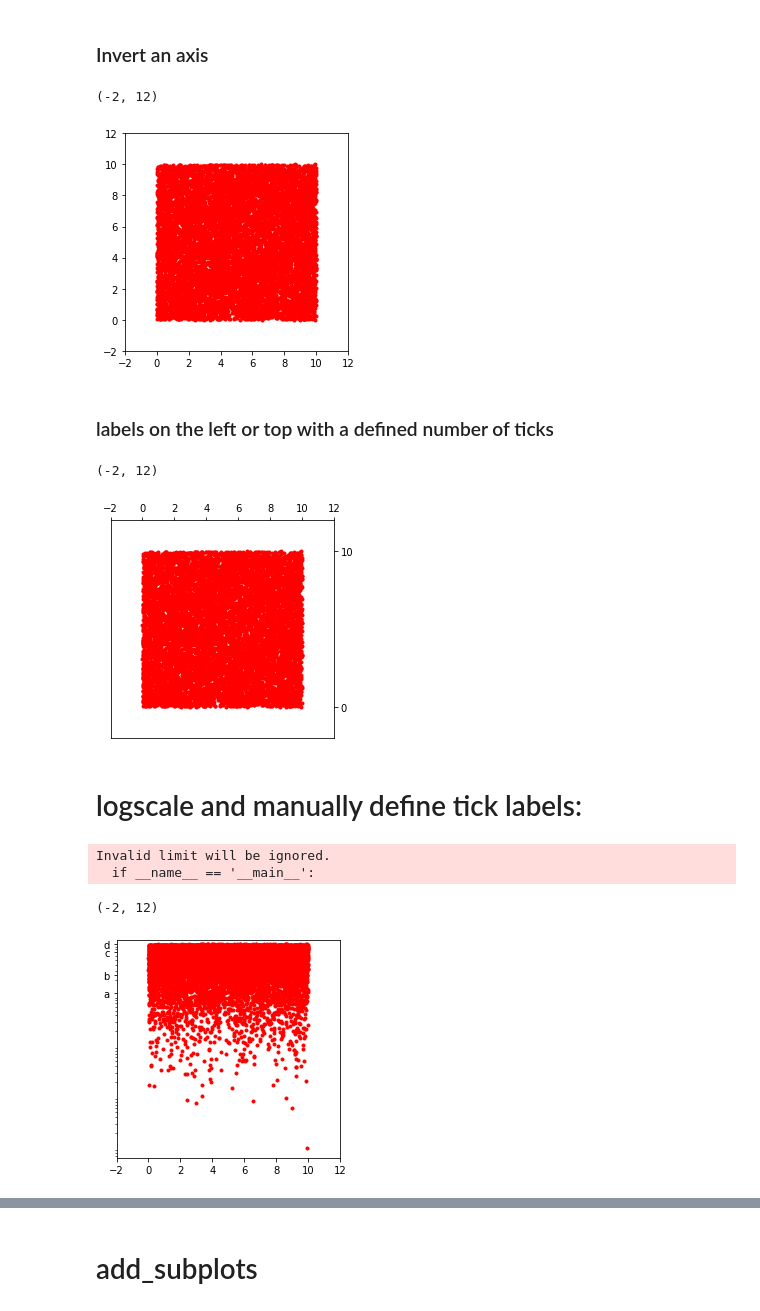
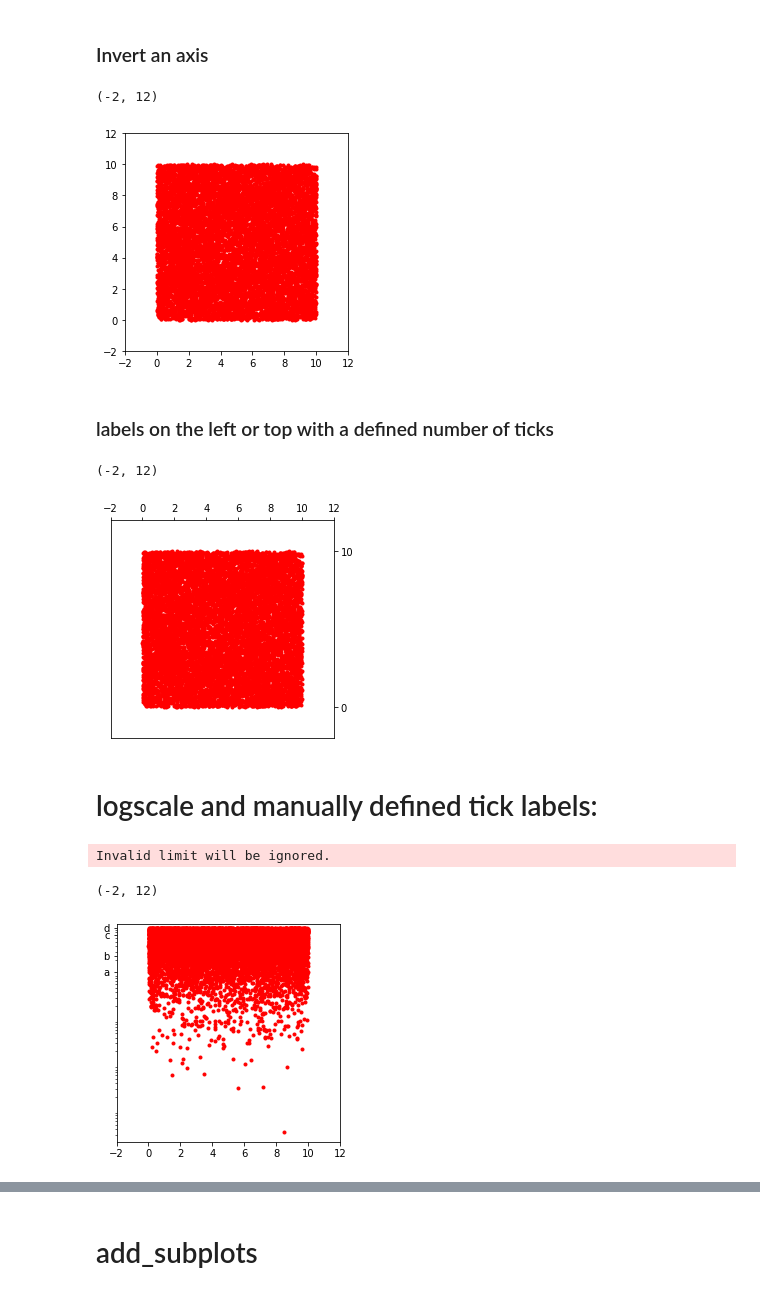
Before and after one commit to juliaroquette/pythonexamples, a Jupyter notebook: MultiplePlots.ipynb, the cells around one changed output, grey strips where cells are left out. Cells and saved outputs as stored; diff of their text form; code cells hidden in the pictures.

```diff
--- a/MultiplePlots.ipynb
+++ b/MultiplePlots.ipynb
@@ -290,43 +292,39 @@ plt.xlim(-2,12)
 ### Invert an axis
 # %%
 fig, ax = plt.subplots(figsize=(4,4))
-plt.plot(x,y,'.',c='r')
+ax.plot(x,y,'.',c='r')
 plt.gca().invert_yaxis()
-plt.ylim(-2,12)
-plt.xlim(-2,12)
+ax.set_ylim(-2,12)
+ax.set_xlim(-2,12)
 # %% [output]
 (-2, 12)
-[figure, old version]
+[figure, new version]
 # %% [markdown]
 ### labels on the left or top with a defined number of ticks
 # %%
 fig, ax = plt.subplots(figsize=(4,4))
-plt.plot(x,y,'.',c='r')
+ax.plot(x,y,'.',c='r')
 ax.yaxis.tick_right()
 ax.xaxis.tick_top()
 plt.locator_params(axis='y', nbins=2)
-plt.ylim(-2,12)
-plt.xlim(-2,12)
+ax.set_ylim(-2,12)
+ax.set_xlim(-2,12)
 # %% [output]
 (-2, 12)
-[figure, old version]
+[figure, new version]
 # %% [markdown]
-# logscale and manually define tick labels:
+# logscale and manually defined tick labels:
 # %%
 fig, ax = plt.subplots(figsize=(4,4))
-plt.plot(x,y,'.',c='r')
-
-
+ax.plot(x,y,'.',c='r')
 ax.set_yscale("log", nonposy='clip')
 ax.set_yticks([1.1,2.5,7,10])
 ax.set_yticklabels(['a','b','c','d'])
-
-plt.ylim(-2,12)
-plt.xlim(-2,12)
+ax.set_ylim(-2,12)
+ax.set_xlim(-2,12)
 # %% [output]
 Invalid limit will be ignored.
-  if __name__ == '__main__':
 (-2, 12)
-[figure, old version]
+[figure, new version]
 # %%
 fig, ax = plt.subplots(figsize=(4,4))
```
Also changed, not shown: parts of 35 cells of this notebook, 1 other file.
